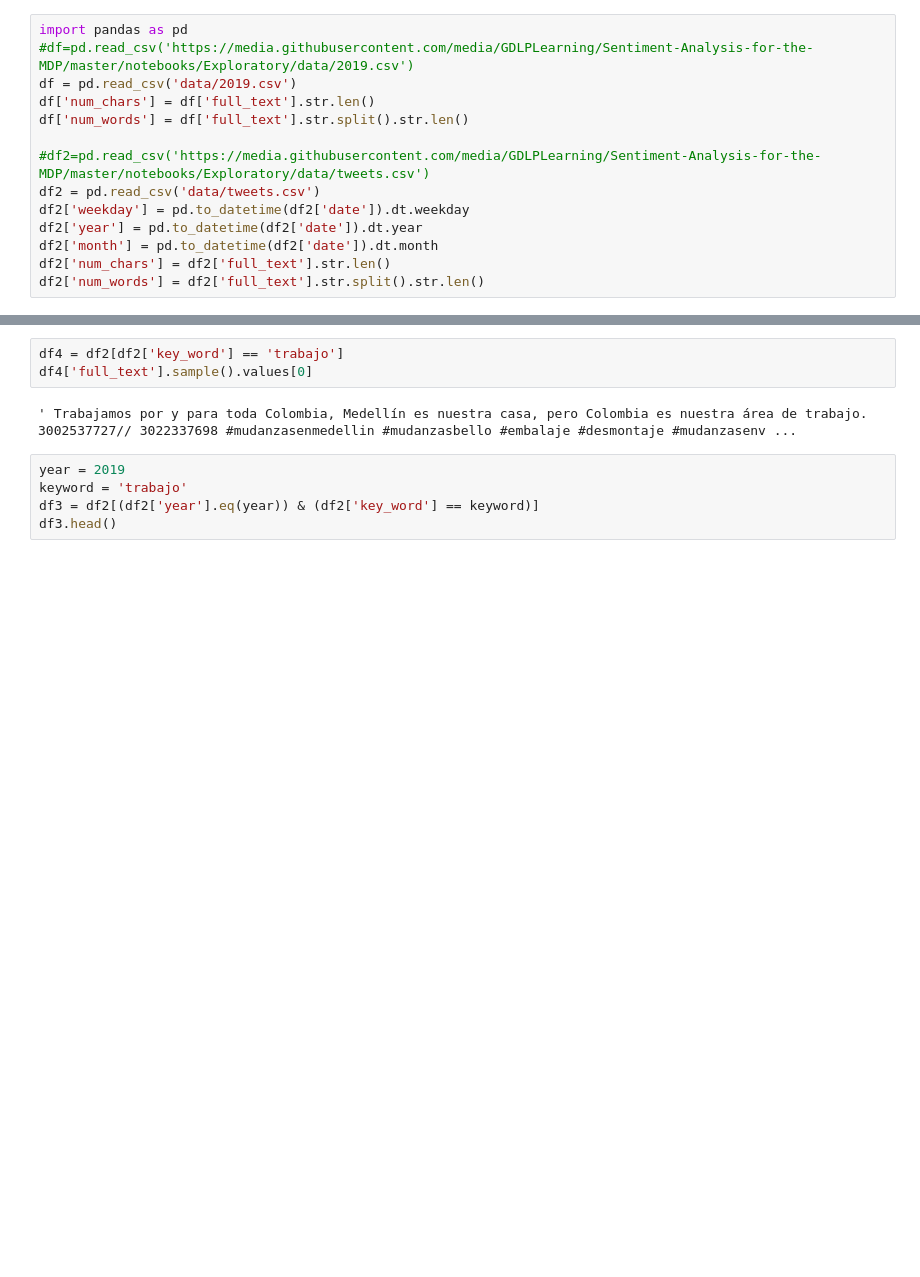
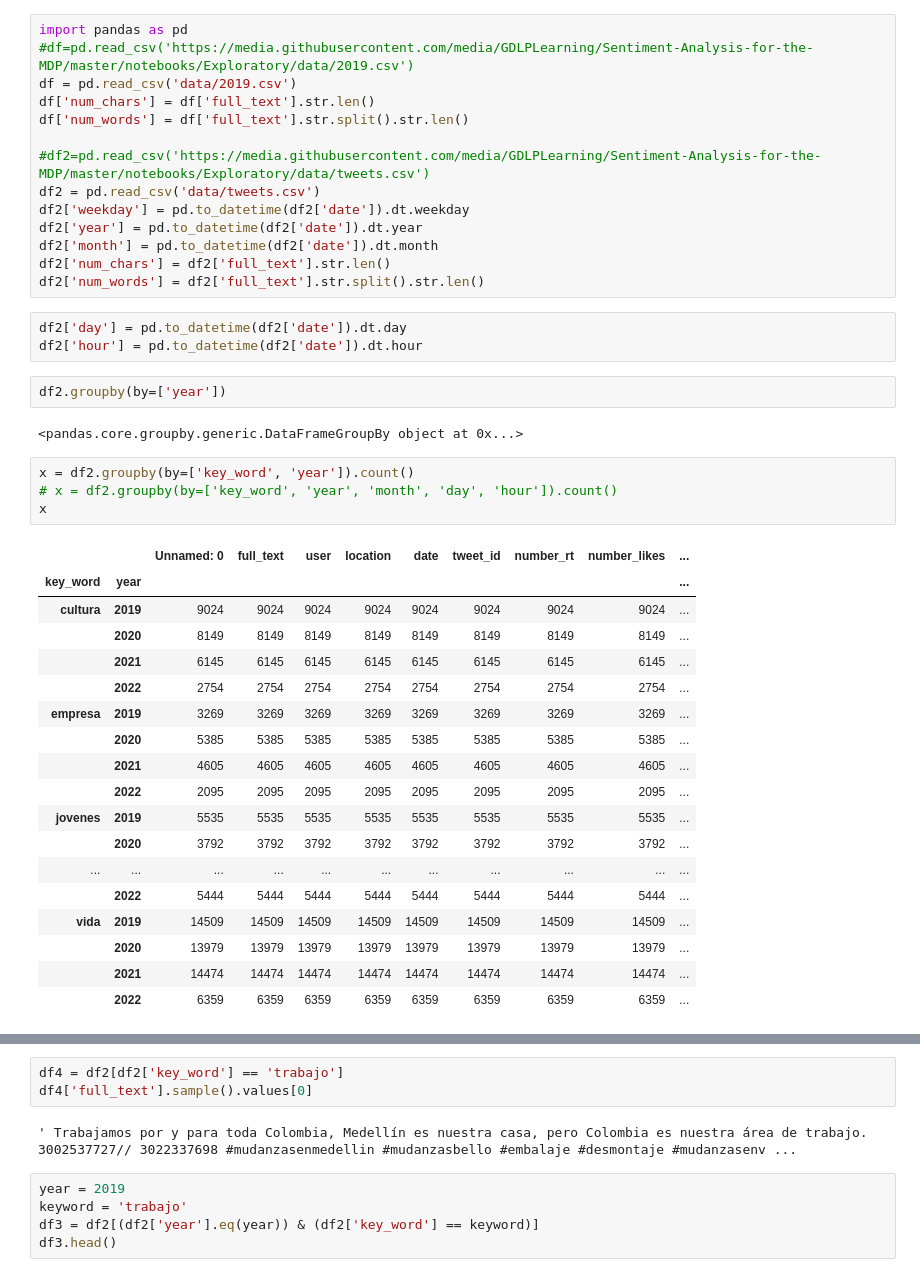
Before and after one commit to GDLPLearning/Sentiment-Analysis-for-the-MDP, a Jupyter notebook: dash_app/pages/Untitled.ipynb, the cells around one changed output, grey strips where cells are left out. Cells and saved outputs as stored; diff of their text form; blank space fills up the shorter version.

```diff
--- a/dash_app/pages/Untitled.ipynb
+++ b/dash_app/pages/Untitled.ipynb
@@ -32,3 +32,33 @@ df2['year'] = pd.to_datetime(df2['date']).dt.year
 df2['month'] = pd.to_datetime(df2['date']).dt.month
 df2['num_chars'] = df2['full_text'].str.len()
 df2['num_words'] = df2['full_text'].str.split().str.len()
+# %%
+df2['day'] = pd.to_datetime(df2['date']).dt.day
+df2['hour'] = pd.to_datetime(df2['date']).dt.hour
+# %%
+df2.groupby(by=['year'])
+# %% [output]
+<pandas.core.groupby.generic.DataFrameGroupBy object at 0x...>
+# %%
+x = df2.groupby(by=['key_word', 'year']).count()
+# x = df2.groupby(by=['key_word', 'year', 'month', 'day', 'hour']).count()
+x
+# %% [output]
+|  |  | Unnamed: 0 | full_text | user | location | date | tweet_id | number_rt | number_likes | ... |
+| key_word | year |  |  |  |  |  |  |  |  | ... |
+| cultura | 2019 | 9024 | 9024 | 9024 | 9024 | 9024 | 9024 | 9024 | 9024 | ... |
+|  | 2020 | 8149 | 8149 | 8149 | 8149 | 8149 | 8149 | 8149 | 8149 | ... |
+|  | 2021 | 6145 | 6145 | 6145 | 6145 | 6145 | 6145 | 6145 | 6145 | ... |
+|  | 2022 | 2754 | 2754 | 2754 | 2754 | 2754 | 2754 | 2754 | 2754 | ... |
+| empresa | 2019 | 3269 | 3269 | 3269 | 3269 | 3269 | 3269 | 3269 | 3269 | ... |
+|  | 2020 | 5385 | 5385 | 5385 | 5385 | 5385 | 5385 | 5385 | 5385 | ... |
+|  | 2021 | 4605 | 4605 | 4605 | 4605 | 4605 | 4605 | 4605 | 4605 | ... |
+|  | 2022 | 2095 | 2095 | 2095 | 2095 | 2095 | 2095 | 2095 | 2095 | ... |
+| jovenes | 2019 | 5535 | 5535 | 5535 | 5535 | 5535 | 5535 | 5535 | 5535 | ... |
+|  | 2020 | 3792 | 3792 | 3792 | 3792 | 3792 | 3792 | 3792 | 3792 | ... |
+| ... | ... | ... | ... | ... | ... | ... | ... | ... | ... | ... |
+|  | 2022 | 5444 | 5444 | 5444 | 5444 | 5444 | 5444 | 5444 | 5444 | ... |
+| vida | 2019 | 14509 | 14509 | 14509 | 14509 | 14509 | 14509 | 14509 | 14509 | ... |
+|  | 2020 | 13979 | 13979 | 13979 | 13979 | 13979 | 13979 | 13979 | 13979 | ... |
+|  | 2021 | 14474 | 14474 | 14474 | 14474 | 14474 | 14474 | 14474 | 14474 | ... |
+|  | 2022 | 6359 | 6359 | 6359 | 6359 | 6359 | 6359 | 6359 | 6359 | ... |
```
Also changed, not shown: parts of 7 cells of this notebook, 2 other files.
